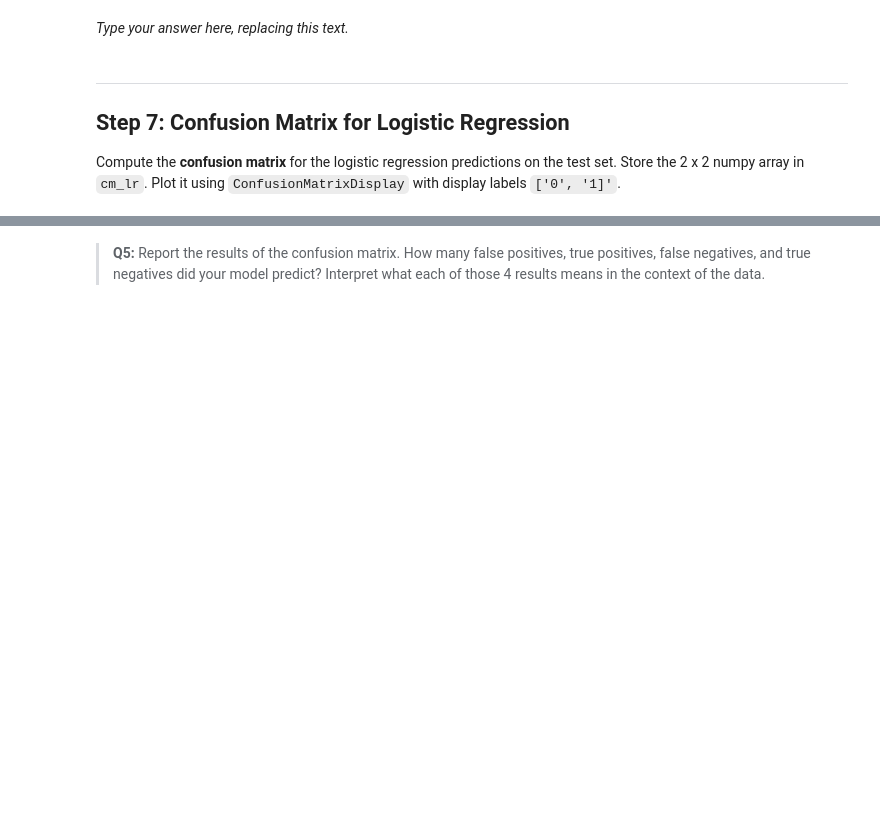
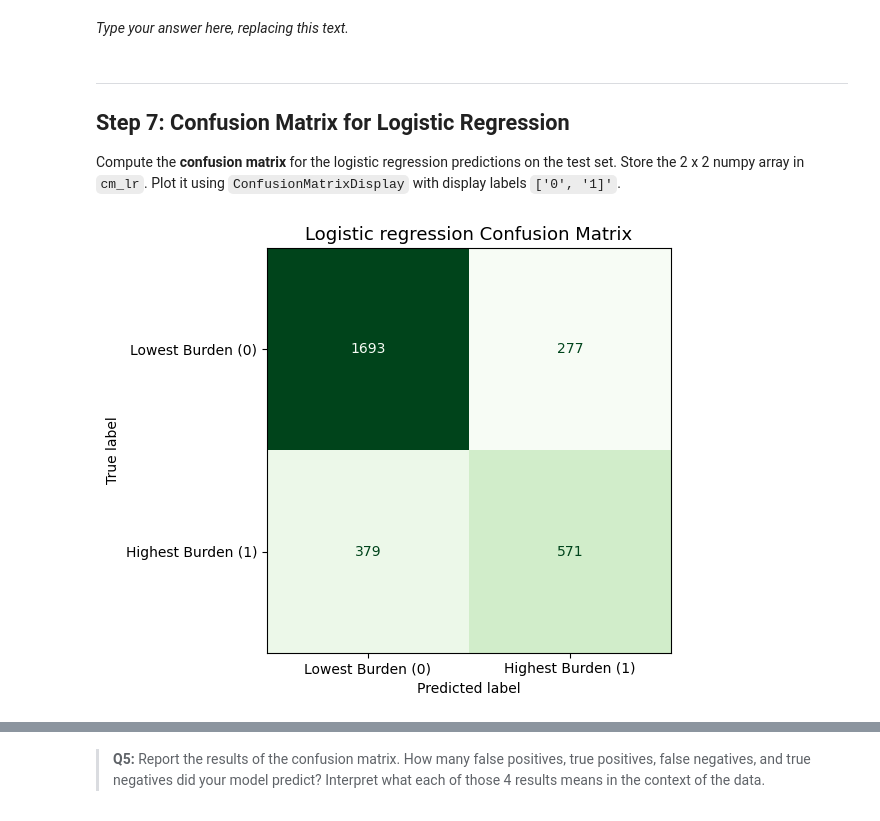
Before and after one commit to sofiiir/eds232-assignment2, a Jupyter notebook: hw2-task2.ipynb, the cells around one changed output, grey strips where cells are left out. Cells and saved outputs as stored; diff of their text form; code cells hidden in the pictures; blank space fills up the shorter version.

Commit message:
Code confusion matrix and accuracy metrics

```diff
--- a/hw2-task2.ipynb
+++ b/hw2-task2.ipynb
@@ -220,8 +219,8 @@ cv_mean_scores = np.array(cv_mean)
 cv_std = np.array(cv_std)
 
 # calculate the optimal k by taking the max
-optimal_k     = k_values[np.argmax(cv_mean)]
-best_cv_score = cv_mean.max()
+optimal_k     = k_values[np.argmax(cv_mean_scores)]
+best_cv_score = cv_mean_scores.max()
 
 # Visualize optimal k
 fig, ax = plt.subplots(figsize=(8, 4))
@@ -256,7 +255,9 @@ Cross validation allows us to analyze the best K by breaking the training data i
 ## Step 5: KNN with Optimal K
  Re- run your  K-Nearest Neighbors Classifier with number of neighbors equal to  `optimal_k`. Store your accuracy in `knn_optimal_accuracy`.
 # %%
-
-knn_optimal_accuracy = ...
+optimal_knn = KNeighborsClassifier(n_neighbors = optimal_k) # initialize the model
+optimal_knn.fit(X_train, y_train) # fit the kneighbors model on the training data
+y_pred_knn_optimal   = optimal_knn.predict(X_test) # predict on the test data
+knn_optimal_accuracy = accuracy_score(y_test, y_pred_knn_optimal) # assess accuracy
 
 print(f'KNN (K={optimal_k}) test accuracy: {knn_optimal_accuracy:.4f}')
@@ -285,8 +290,8 @@ We will now create a Logistic Regression with the same predictors and outcome va
 2. Fit `lr` on the full training set, predict on the test set, and store predictions in `y_pred_lr` and test-set accuracy in `lr_accuracy`. This will be using the default threshold of $\alpha=0.5$.
 3. Extract the coefficients from your linear regression with `.coef_[]` and `.intercept_[]`. Create a table with a feature and coefficient column to present your results.
 # %%
-lr = ...
-
-y_pred_lr   = ...
-lr_accuracy = ...
+lr = LogisticRegressionCV(random_state = 42, cv = 5) # initialize the model
+lr.fit(X_train, y_train) # fit the model on the training data
+y_pred_lr   = lr.predict(X_test) # predict y running the model on test x
+lr_accuracy = accuracy_score(y_test, y_pred_lr) # calculate the accuracy
 lr_accuracy
@@ -309,6 +318,18 @@ _Type your answer here, replacing this text._
 
 Compute the **confusion matrix** for the logistic regression predictions on the test set. Store the 2 x 2 numpy array in `cm_lr`. Plot it using `ConfusionMatrixDisplay` with display labels `['0', '1]'`.
 # %%
-cm_lr = ...
+cm_lr = confusion_matrix(y_test, y_pred_lr)
+
+disp = ConfusionMatrixDisplay(confusion_matrix = cm_lr,
+                              display_labels = ['Lowest Burden (0)', 'Highest Burden (1)'])
+
+fig, ax = plt.subplots(figsize=(6, 5))
+disp.plot(ax = ax, colorbar = False, cmap = 'Greens')
+ax.set_ylim(len(['Lowest Burden (0)', 'Highest Burden (1)']) - 0.5, -0.5)
+ax.set_title('Logistic regression Confusion Matrix', fontsize=13)
+plt.tight_layout()
+plt.show()
+# %% [output]
+[figure, added]
 # %%
 grader.check("q11")
```
Also changed, not shown: parts of 9 cells of this notebook.
